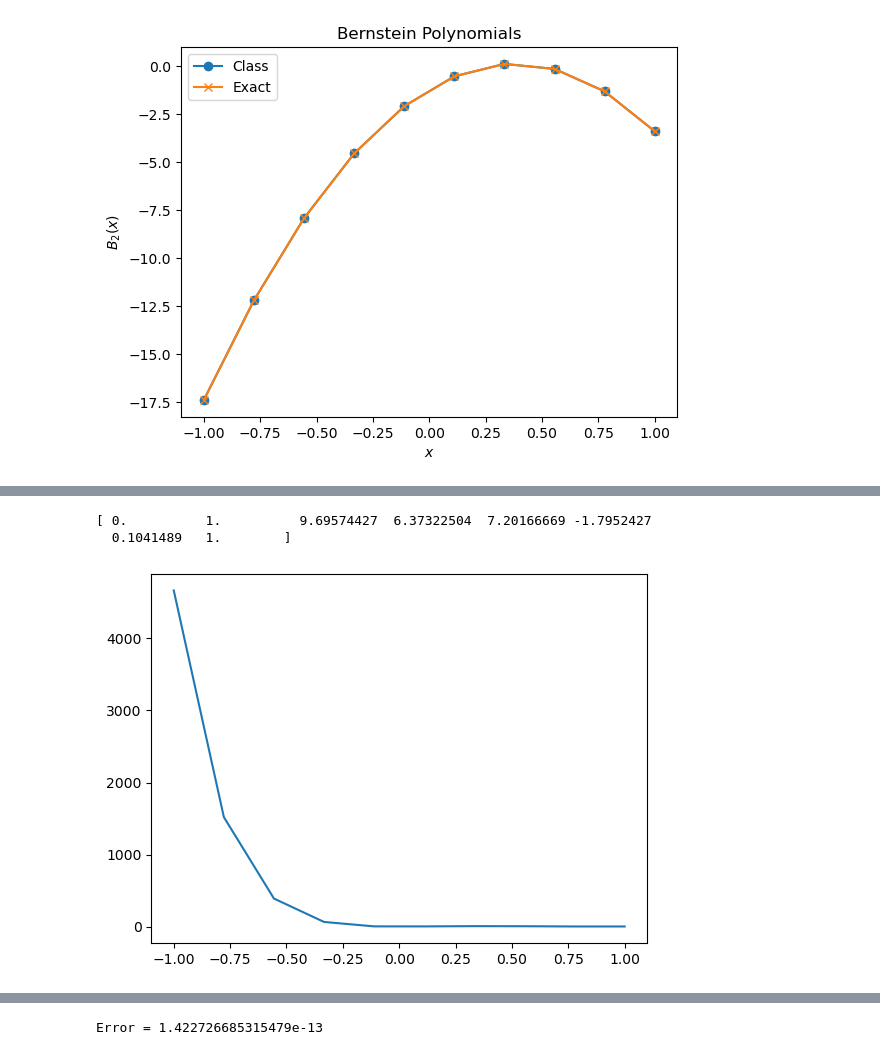
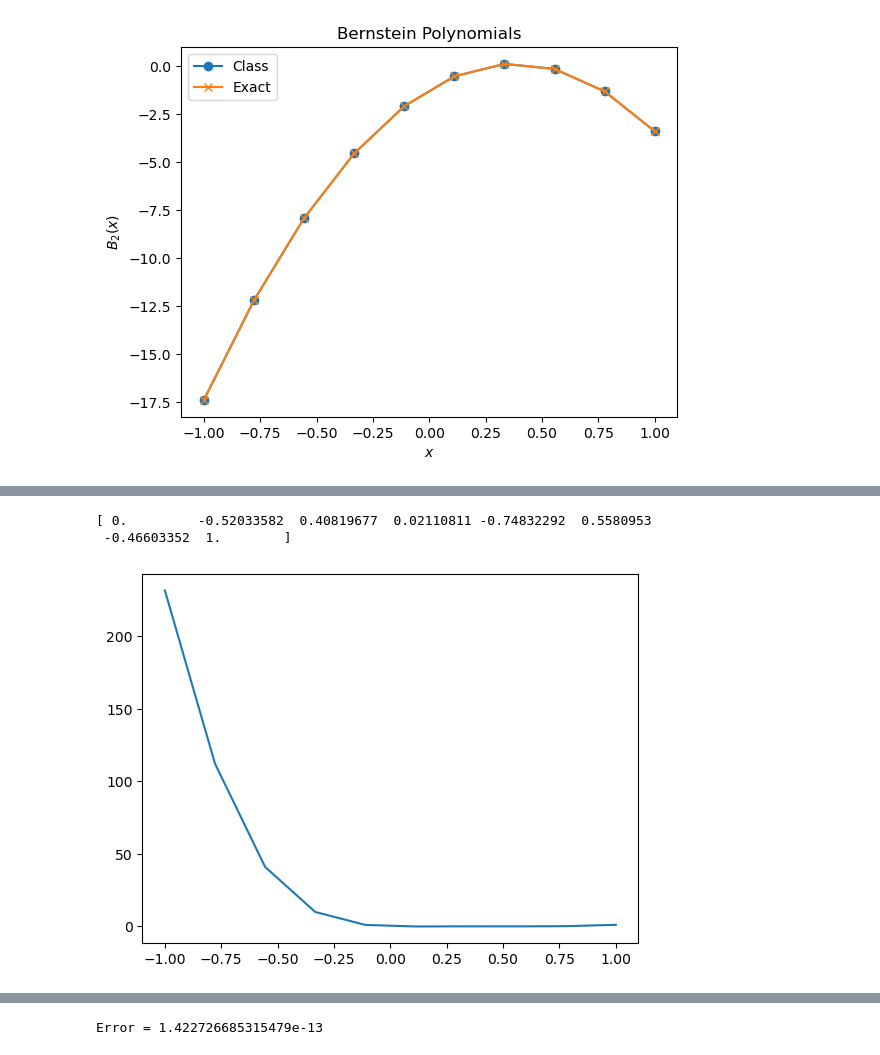
Before and after one commit to colecooper100/vorpy, a Jupyter notebook: bs_weight_function.ipynb, the cells around one changed output, grey strips where cells are left out. Cells and saved outputs as stored; diff of their text form; code cells hidden in the pictures.

```diff
--- a/bs_weight_function.ipynb
+++ b/bs_weight_function.ipynb
@@ -285,17 +279,16 @@ Error = 1.757381701264771e-14
 # %%
-bp = BernsteinPolynomial(7)
-bp.weights[1:-1] = np.random.default_rng().uniform(-10, 10, 6)
-bp.weights[0] = 0
-bp.weights[1] = 1
+order = 7
+bp = BernsteinPolynomial(order, w0=0, wN=1)
+bp.set_weights(np.random.default_rng().uniform(-1, 1, order + 1))
 print(bp.weights)
 x_vec = np.linspace(-1, 1, 10)
 y_vec = bp(x_vec)
 plt.plot(x_vec, y_vec)
 plt.show()
 # %% [output]
-[ 0.          1.          9.69574427  6.37322504  7.20166669 -1.7952427
-  0.1041489   1.        ]
+[ 0.         -0.52033582  0.40819677  0.02110811 -0.74832292  0.5580953
+ -0.46603352  1.        ]
-[figure, old version]
+[figure, new version]
 # %% [markdown]
 ## Validating method for integrating the Bio-Savart law
 
```
Also changed, not shown: parts of 9 cells of this notebook, 4 other files.
